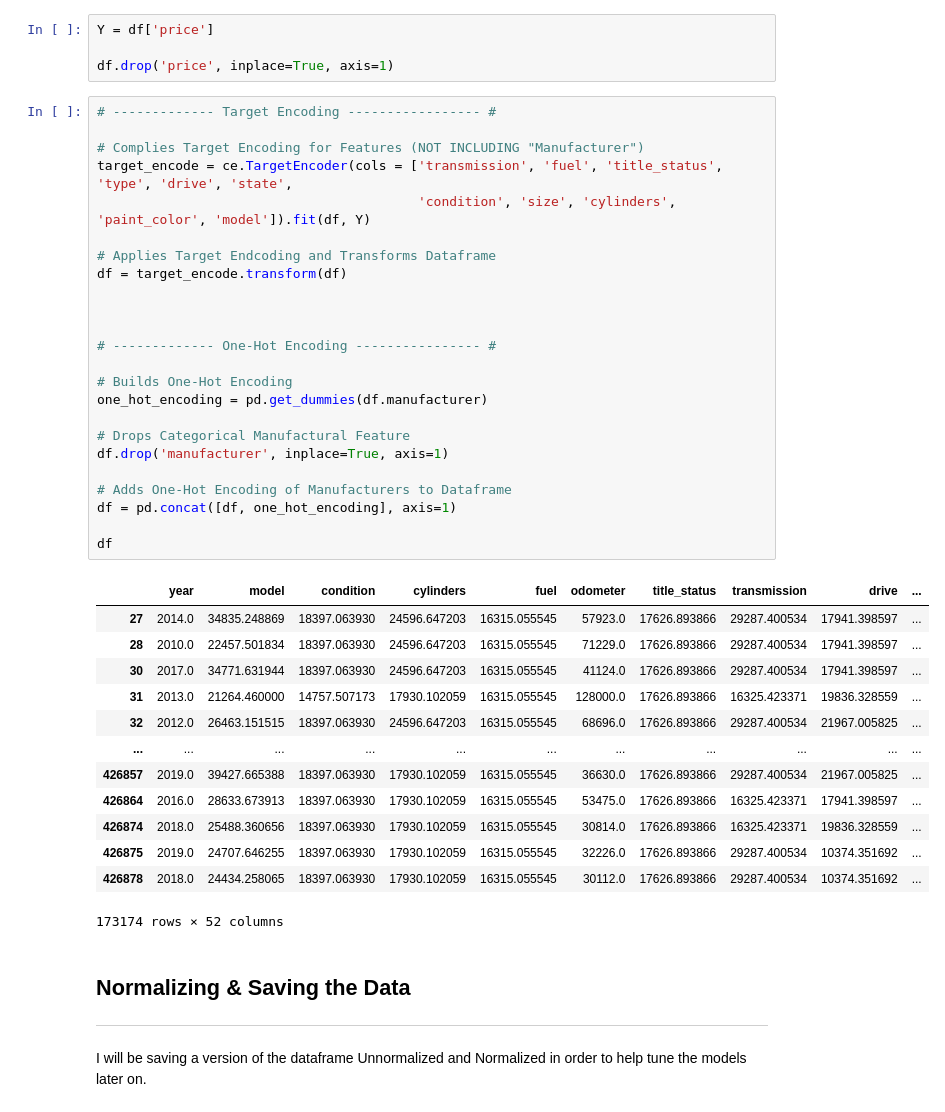
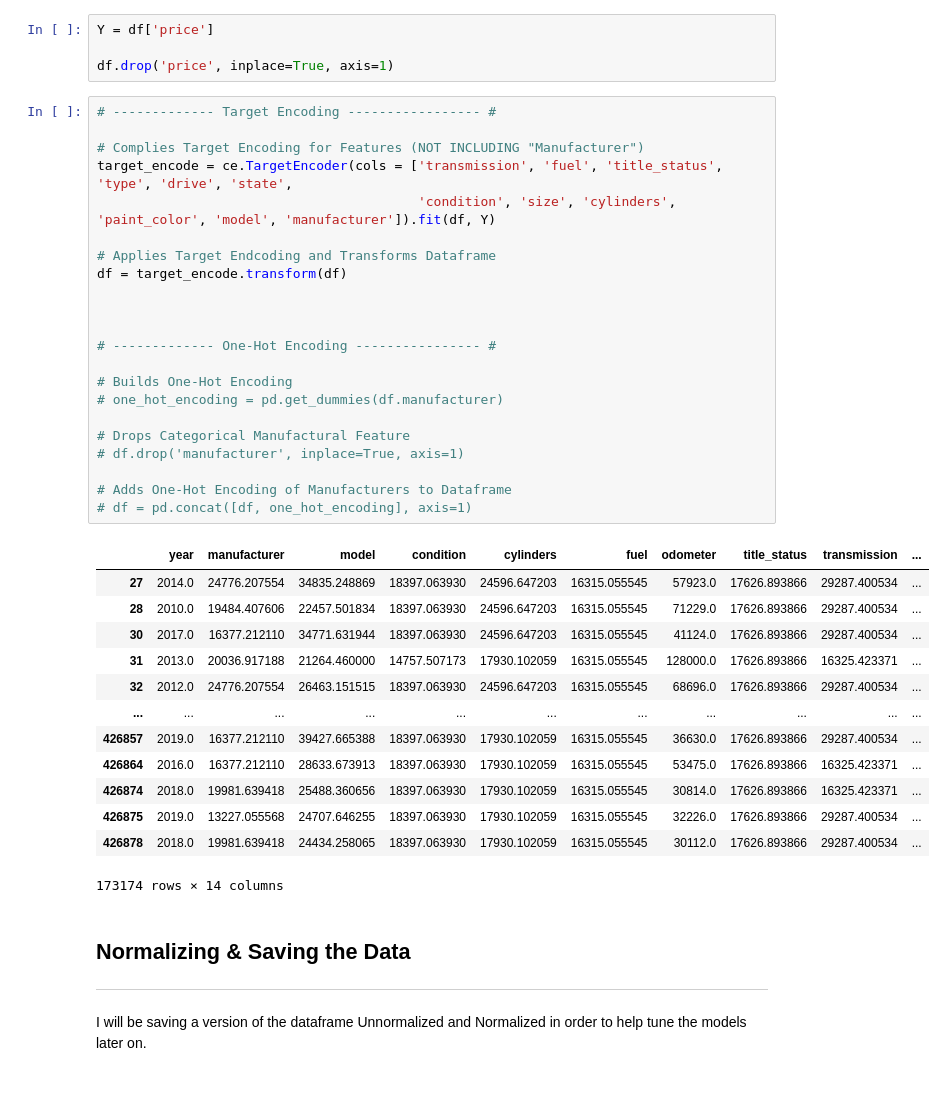
Before and after one commit to ryanirl/data-analysis-projects, a Jupyter notebook: craigslist_price_prediction/cleaning_data.ipynb, the cells around one changed output. Cells and saved outputs as stored; diff of their text form.

```diff
--- a/craigslist_price_prediction/cleaning_data.ipynb
+++ b/craigslist_price_prediction/cleaning_data.ipynb
@@ -328,41 +331,39 @@ df.drop('price', inplace=True, axis=1)
 # %%
 # ------------- Target Encoding ----------------- #
 
 # Complies Target Encoding for Features (NOT INCLUDING "Manufacturer")
 target_encode = ce.TargetEncoder(cols = ['transmission', 'fuel', 'title_status', 'type', 'drive', 'state',
-                                         'condition', 'size', 'cylinders', 'paint_color', 'model']).fit(df, Y)
+                                         'condition', 'size', 'cylinders', 'paint_color', 'model', 'manufacturer']).fit(df, Y)
 
 # Applies Target Endcoding and Transforms Dataframe
 df = target_encode.transform(df)
 
 
 
 # ------------- One-Hot Encoding ---------------- #
 
 # Builds One-Hot Encoding
-one_hot_encoding = pd.get_dummies(df.manufacturer)
+# one_hot_encoding = pd.get_dummies(df.manufacturer)
 
 # Drops Categorical Manufactural Feature
-df.drop('manufacturer', inplace=True, axis=1)
+# df.drop('manufacturer', inplace=True, axis=1)
 
 # Adds One-Hot Encoding of Manufacturers to Dataframe
-df = pd.concat([df, one_hot_encoding], axis=1)
-
-df
+# df = pd.concat([df, one_hot_encoding], axis=1)
 # %% [output]
-|  | year | model | condition | cylinders | fuel | odometer | title_status | transmission | drive | ... |
-| 27 | 2014.0 | 34835.248869 | 18397.063930 | 24596.647203 | 16315.055545 | 57923.0 | 17626.893866 | 29287.400534 | 17941.398597 | ... |
-| 28 | 2010.0 | 22457.501834 | 18397.063930 | 24596.647203 | 16315.055545 | 71229.0 | 17626.893866 | 29287.400534 | 17941.398597 | ... |
-| 30 | 2017.0 | 34771.631944 | 18397.063930 | 24596.647203 | 16315.055545 | 41124.0 | 17626.893866 | 29287.400534 | 17941.398597 | ... |
-| 31 | 2013.0 | 21264.460000 | 14757.507173 | 17930.102059 | 16315.055545 | 128000.0 | 17626.893866 | 16325.423371 | 19836.328559 | ... |
-| 32 | 2012.0 | 26463.151515 | 18397.063930 | 24596.647203 | 16315.055545 | 68696.0 | 17626.893866 | 29287.400534 | 21967.005825 | ... |
+|  | year | manufacturer | model | condition | cylinders | fuel | odometer | title_status | transmission | ... |
+| 27 | 2014.0 | 24776.207554 | 34835.248869 | 18397.063930 | 24596.647203 | 16315.055545 | 57923.0 | 17626.893866 | 29287.400534 | ... |
+| 28 | 2010.0 | 19484.407606 | 22457.501834 | 18397.063930 | 24596.647203 | 16315.055545 | 71229.0 | 17626.893866 | 29287.400534 | ... |
+| 30 | 2017.0 | 16377.212110 | 34771.631944 | 18397.063930 | 24596.647203 | 16315.055545 | 41124.0 | 17626.893866 | 29287.400534 | ... |
+| 31 | 2013.0 | 20036.917188 | 21264.460000 | 14757.507173 | 17930.102059 | 16315.055545 | 128000.0 | 17626.893866 | 16325.423371 | ... |
+| 32 | 2012.0 | 24776.207554 | 26463.151515 | 18397.063930 | 24596.647203 | 16315.055545 | 68696.0 | 17626.893866 | 29287.400534 | ... |
 | ... | ... | ... | ... | ... | ... | ... | ... | ... | ... | ... |
-| 426857 | 2019.0 | 39427.665388 | 18397.063930 | 17930.102059 | 16315.055545 | 36630.0 | 17626.893866 | 29287.400534 | 21967.005825 | ... |
-| 426864 | 2016.0 | 28633.673913 | 18397.063930 | 17930.102059 | 16315.055545 | 53475.0 | 17626.893866 | 16325.423371 | 17941.398597 | ... |
-| 426874 | 2018.0 | 25488.360656 | 18397.063930 | 17930.102059 | 16315.055545 | 30814.0 | 17626.893866 | 16325.423371 | 19836.328559 | ... |
-| 426875 | 2019.0 | 24707.646255 | 18397.063930 | 17930.102059 | 16315.055545 | 32226.0 | 17626.893866 | 29287.400534 | 10374.351692 | ... |
-| 426878 | 2018.0 | 24434.258065 | 18397.063930 | 17930.102059 | 16315.055545 | 30112.0 | 17626.893866 | 29287.400534 | 10374.351692 | ... |
+| 426857 | 2019.0 | 16377.212110 | 39427.665388 | 18397.063930 | 17930.102059 | 16315.055545 | 36630.0 | 17626.893866 | 29287.400534 | ... |
+| 426864 | 2016.0 | 16377.212110 | 28633.673913 | 18397.063930 | 17930.102059 | 16315.055545 | 53475.0 | 17626.893866 | 16325.423371 | ... |
+| 426874 | 2018.0 | 19981.639418 | 25488.360656 | 18397.063930 | 17930.102059 | 16315.055545 | 30814.0 | 17626.893866 | 16325.423371 | ... |
+| 426875 | 2019.0 | 13227.055568 | 24707.646255 | 18397.063930 | 17930.102059 | 16315.055545 | 32226.0 | 17626.893866 | 29287.400534 | ... |
+| 426878 | 2018.0 | 19981.639418 | 24434.258065 | 18397.063930 | 17930.102059 | 16315.055545 | 30112.0 | 17626.893866 | 29287.400534 | ... |
-173174 rows × 52 columns
+173174 rows × 14 columns
 # %% [markdown]
 
 
```
Also changed, not shown: parts of 24 cells of this notebook, 1 other file.
